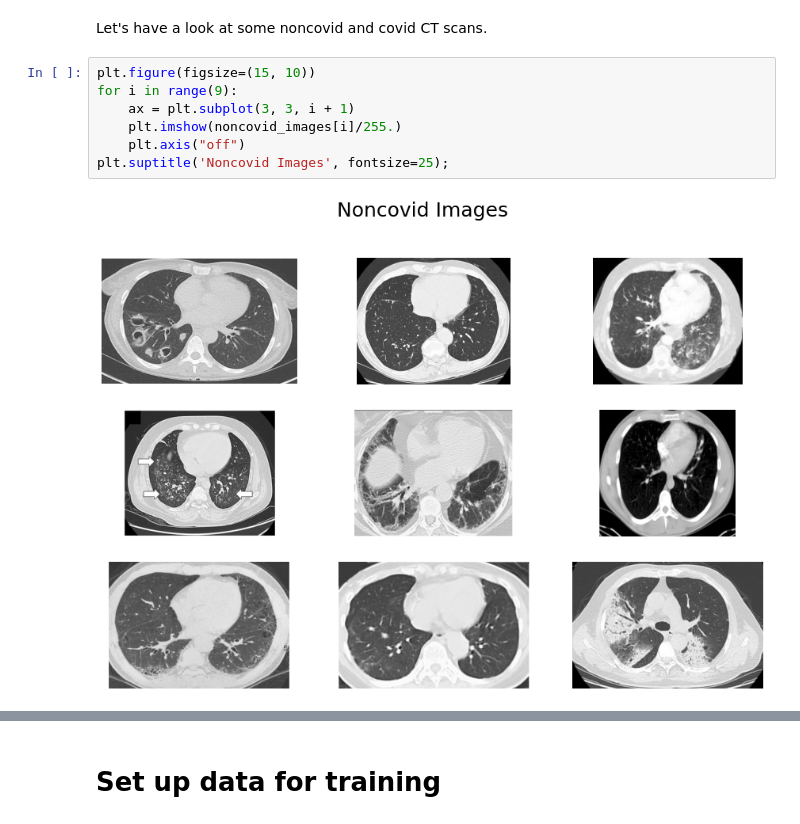
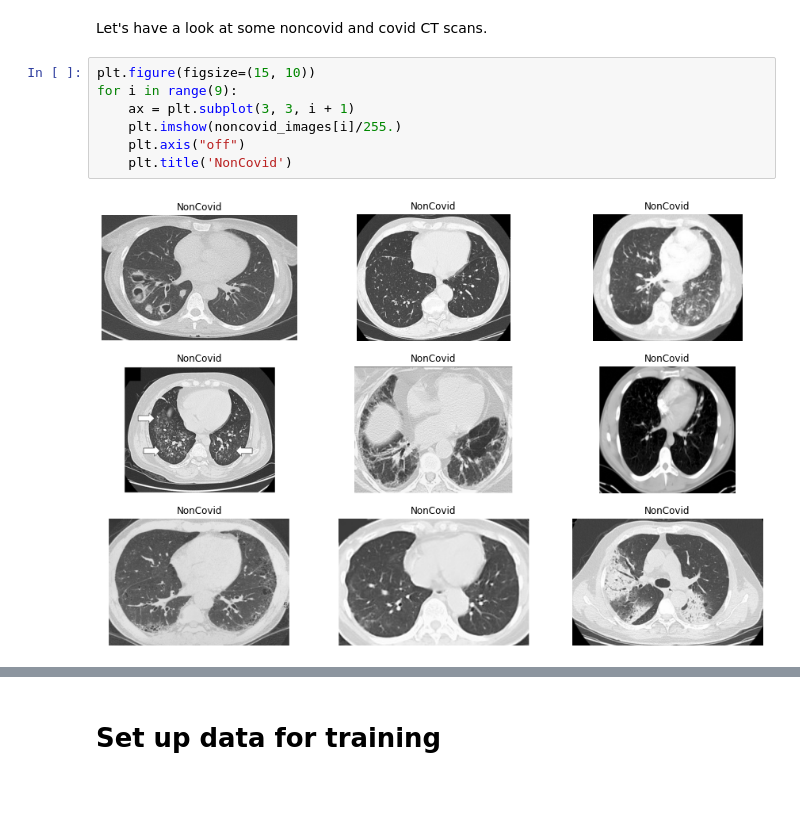
Before and after one commit to YangXiaozhou/CNN-COVID-19-classification-using-chest-CT-scan, a Jupyter notebook: notebooks/INFORMS-QSR-data-challenge.ipynb, the cells around one changed output, grey strips where cells are left out. Drawn from its saved outputs; the diff is of its cells as text; blank space fills up the shorter version.

Commit message:
update notebooks and include image

```diff
--- a/notebooks/INFORMS-QSR-data-challenge.ipynb
+++ b/notebooks/INFORMS-QSR-data-challenge.ipynb
@@ -33,12 +39,12 @@ Let's have a look at some noncovid and covid CT scans.
 # %%
 plt.figure(figsize=(15, 10))
 for i in range(9):
     ax = plt.subplot(3, 3, i + 1)
     plt.imshow(noncovid_images[i]/255.)
     plt.axis("off")
-plt.suptitle('Noncovid Images', fontsize=25);
+    plt.title('NonCovid')
 # %% [output]
-[figure, old version]
+[figure, new version]
 # %%
 plt.figure(figsize=(15, 10))
 for i in range(9):
```
Also changed, not shown: parts of 23 cells of this notebook, 6 other files.
